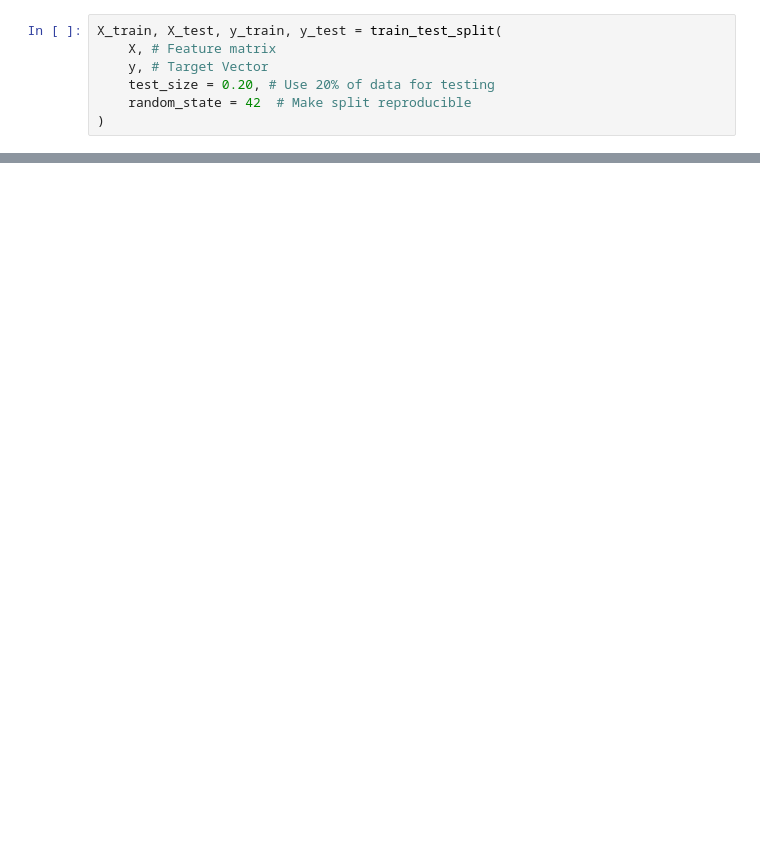
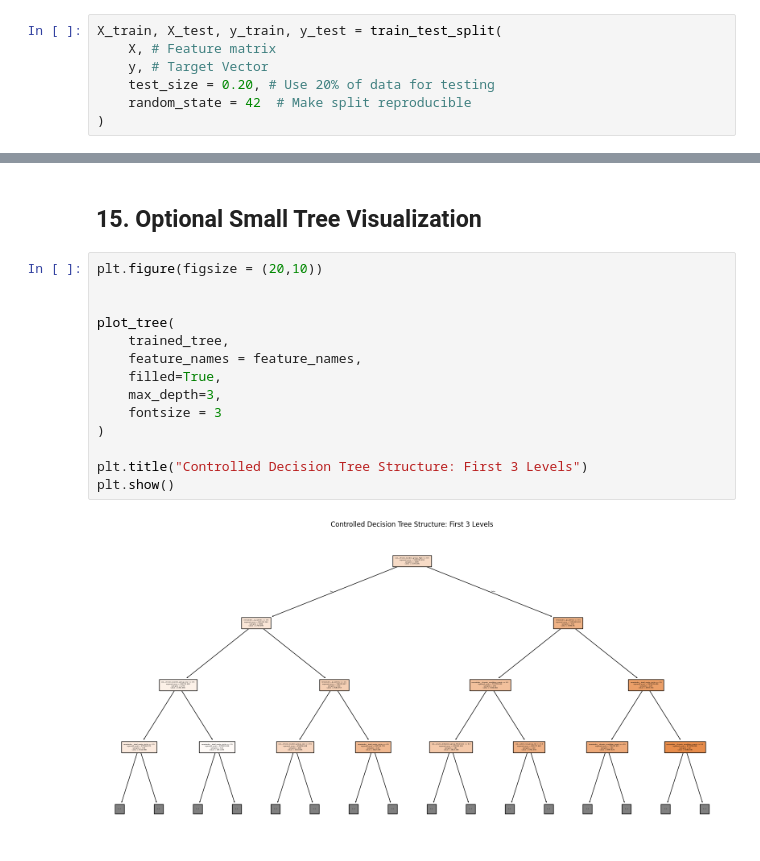
Before and after one commit to doyounghi/Healthcare-data-analysis, a Jupyter notebook: 01_mock_member_health_analysis/notebooks/10_tree_based_regression.ipynb, the cells around one changed output, grey strips where cells are left out. Cells and saved outputs as stored; diff of their text form; blank space fills up the shorter version.

```diff
--- a/01_mock_member_health_analysis/notebooks/10_tree_based_regression.ipynb
+++ b/01_mock_member_health_analysis/notebooks/10_tree_based_regression.ipynb
@@ -131,0 +278,18 @@ controlled_tree_model.fit(X_train, y_train) # Train controlled tree
+# %% [markdown]
+## 15. Optional Small Tree Visualization
+# %%
+plt.figure(figsize = (20,10))
+
+
+plot_tree(
+    trained_tree,
+    feature_names = feature_names,
+    filled=True,
+    max_depth=3,
+    fontsize = 3
+)
+
+plt.title("Controlled Decision Tree Structure: First 3 Levels")
+plt.show()
+# %% [output]
+[figure, added]
```
Also changed, not shown: parts of 27 cells of this notebook, 1 other file.
